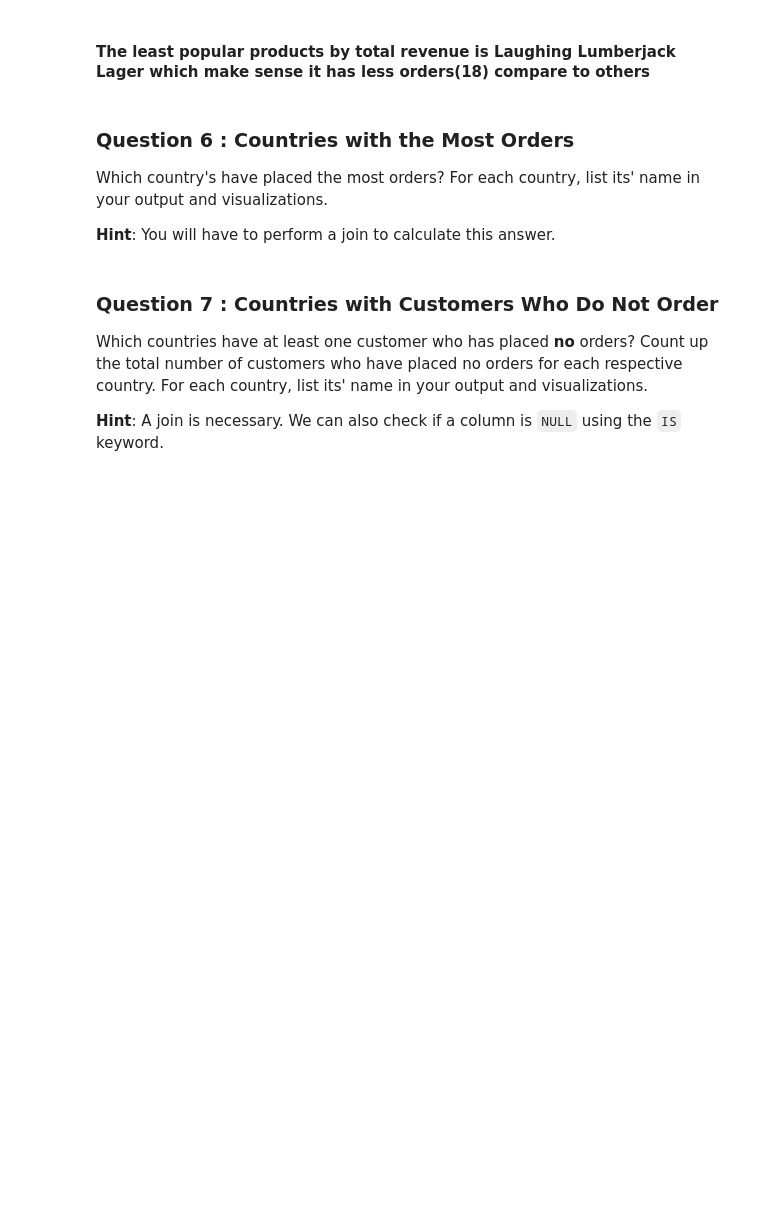
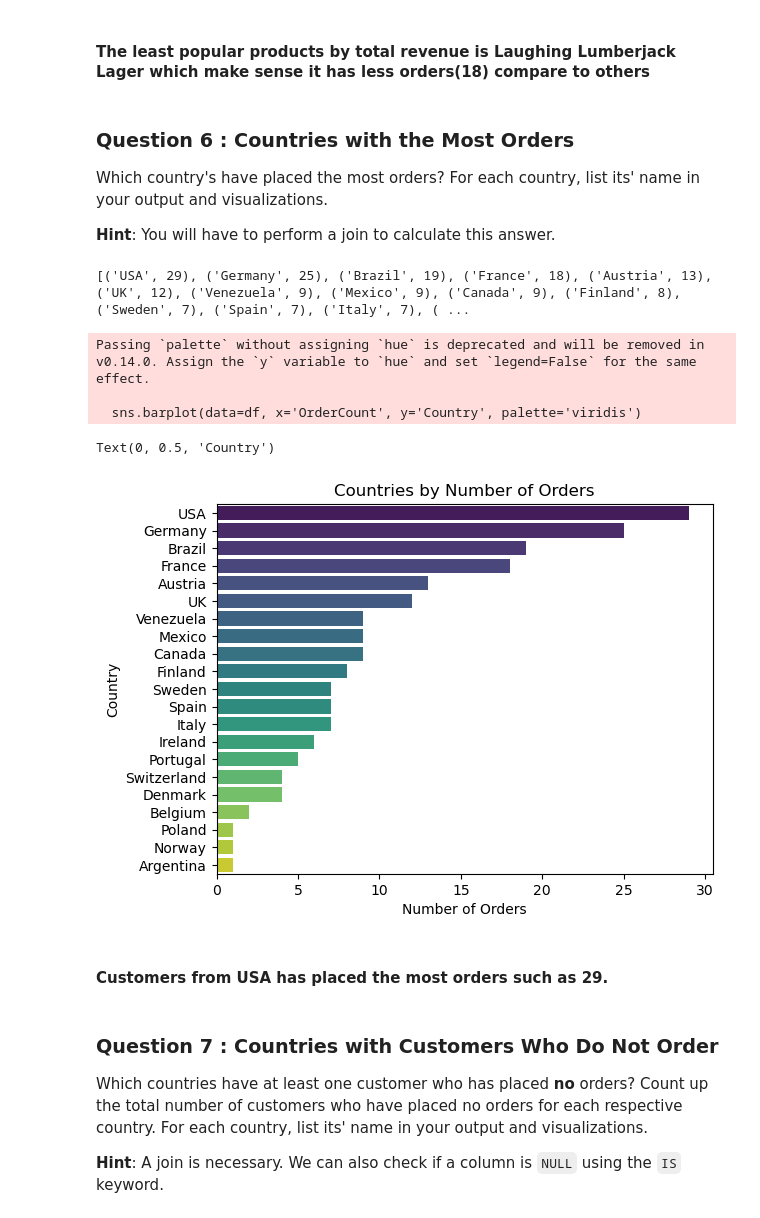
Before and after one commit to mohammedASC21/SQL-Ad-Hoc-Analysis, a Jupyter notebook: adhoc_report.ipynb, the cells around one changed output. Drawn from its saved outputs; the diff is of its cells as text; code cells hidden in the pictures; blank space fills up the shorter version.

```diff
--- a/adhoc_report.ipynb
+++ b/adhoc_report.ipynb
@@ -198,16 +197,36 @@ Which country's have placed the most orders? For each country, list its' name in
 **Hint**: You will have to perform a join to calculate this answer.
 # %%
 # TODO: Write a SQL query which will answer the question above.
-...
+cursor.execute("""
+    SELECT C.Country, COUNT(O.CustomerID) AS OrderCount
+    FROM 'Orders' O
+    JOIN Customers C ON O.CustomerID = C.CustomerID
+    GROUP BY C.Country
+    ORDER BY OrderCount DESC;
+""")
 
 # TODO: Fetch your list of tuples and print it out
-...
+rows = cursor.fetchall()
+print(rows)
+# %% [output]
+[('USA', 29), ('Germany', 25), ('Brazil', 19), ('France', 18), ('Austria', 13), ('UK', 12), ('Venezuela', 9), ('Mexico', 9), ('Canada', 9), ('Finland', 8), ('Sweden', 7), ('Spain', 7), ('Italy', 7), ( ...
 # %%
 # TODO: Convert your list of tuples to a dataframe
-...
+df = pd.DataFrame(rows, columns=['Country', 'OrderCount'])
 
 # TODO: Generate a visualization on this dataframe
-...
+sns.barplot(data=df, x='OrderCount', y='Country', palette='viridis')
+plt.title('Countries by Number of Orders')
+plt.xlabel('Number of Orders')
+plt.ylabel('Country')
+# %% [output]
+Passing `palette` without assigning `hue` is deprecated and will be removed in v0.14.0. Assign the `y` variable to `hue` and set `legend=False` for the same effect.
+
+  sns.barplot(data=df, x='OrderCount', y='Country', palette='viridis')
+Text(0, 0.5, 'Country')
+[figure, added]
+# %% [markdown]
+#### Customers from USA has placed the most orders such as 29.
 # %% [markdown]
 ### Question 7 : Countries with Customers Who Do Not Order
 
```
Also changed, not shown: parts of 14 cells of this notebook.
